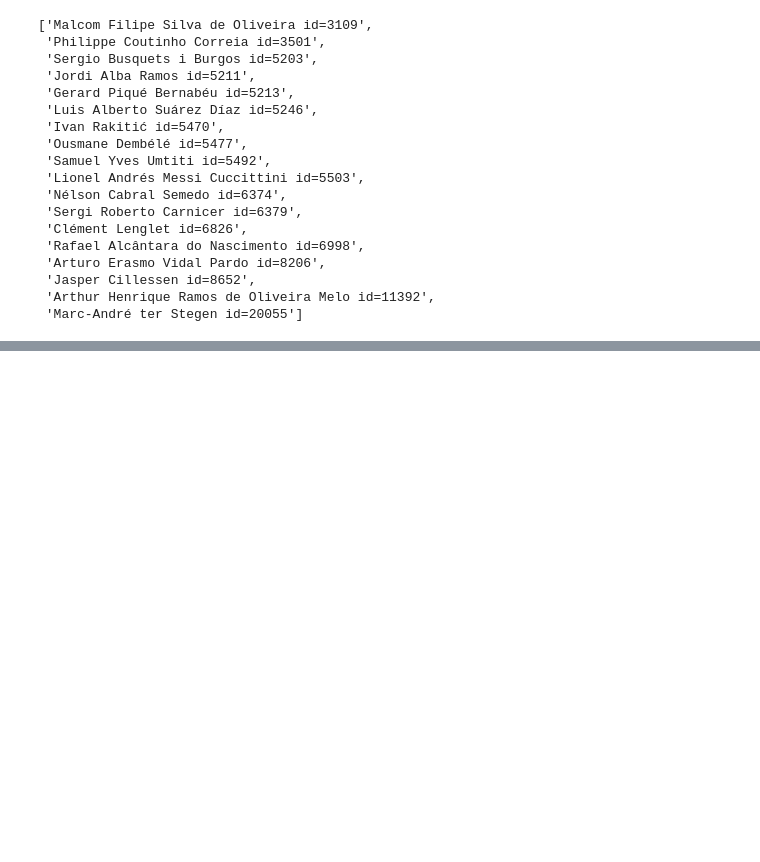
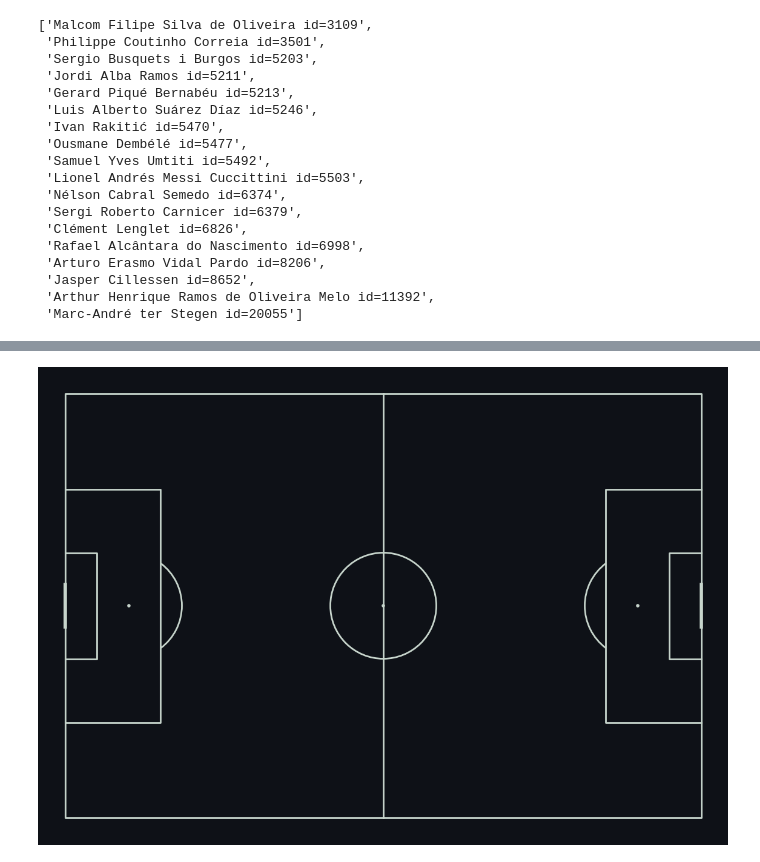
Before and after one commit to senolcemhan98/FootballAnalysisPageRank, a Jupyter notebook: deneme.ipynb, the cells around one changed output, grey strips where cells are left out. Saved outputs shown, nothing was run; the diff lists cells and outputs as text; code cells hidden in the pictures; blank space fills up the shorter version.

```diff
--- a/deneme.ipynb
+++ b/deneme.ipynb
@@ -71,0 +94,8 @@ dataframe[[
+# %%
+fig ,ax = plt.subplots(figsize=(13, 8),constrained_layout=False, tight_layout=True)
+fig.set_facecolor('#0e1117')
+ax.patch.set_facecolor('#0e1117')
+pitch = Pitch(pitch_type='statsbomb', pitch_color='#0e1117', line_color='#c7d5cc')
+pitch.draw(ax=ax)
+# %% [output]
+[figure, added]
```
Also changed, not shown: parts of 9 cells of this notebook, 5 other files.
